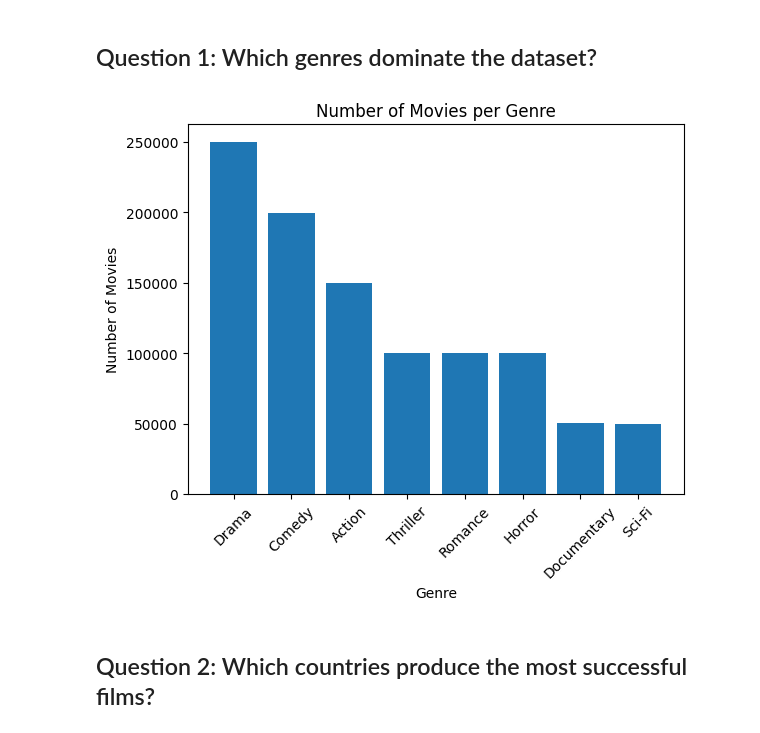
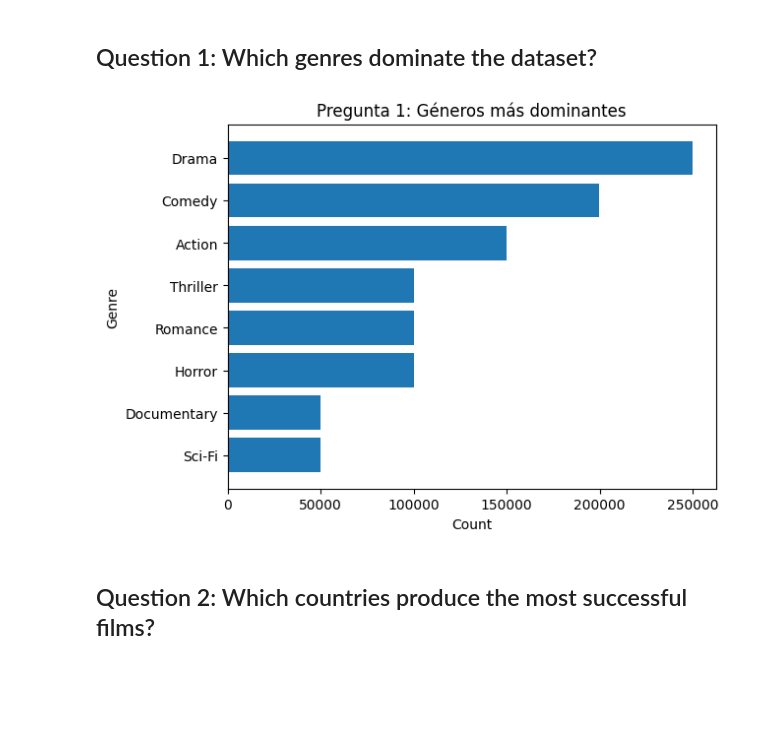
Before and after one commit to pcamarillor/big_data_spring_2026, a Jupyter notebook: spark/notebooks/examples/lecture_12_eda.ipynb, the cells around one changed output. Saved outputs shown, nothing was run; the diff lists cells and outputs as text; code cells hidden in the pictures; blank space fills up the shorter version.

```diff
--- a/spark/notebooks/examples/lecture_12_eda.ipynb
+++ b/spark/notebooks/examples/lecture_12_eda.ipynb
@@ -285,8 +281,22 @@ plt.show()
 # %% [markdown]
 ## Question 1: Which genres dominate the dataset?
 # %%
+sdf = (movies_df.groupBy("Genre")
+       .count()
+       .orderBy(F.col("count"), ascending=False)
+       .limit(10))
+
+pdf = sdf.toPandas()
+
+plt.figure()
+plt.barh(pdf["Genre"], pdf["count"])
+plt.title("Pregunta 1: Géneros más dominantes")
+plt.xlabel("Count")
+plt.ylabel("Genre")
+plt.gca().invert_yaxis()
+plt.show()
 # %% [output]
-[figure, old version]
+[figure, new version]
 # %% [markdown]
 ## Question 2: Which countries produce the most successful films?
 # %%
```
Also changed, not shown: parts of 6 cells of this notebook.
